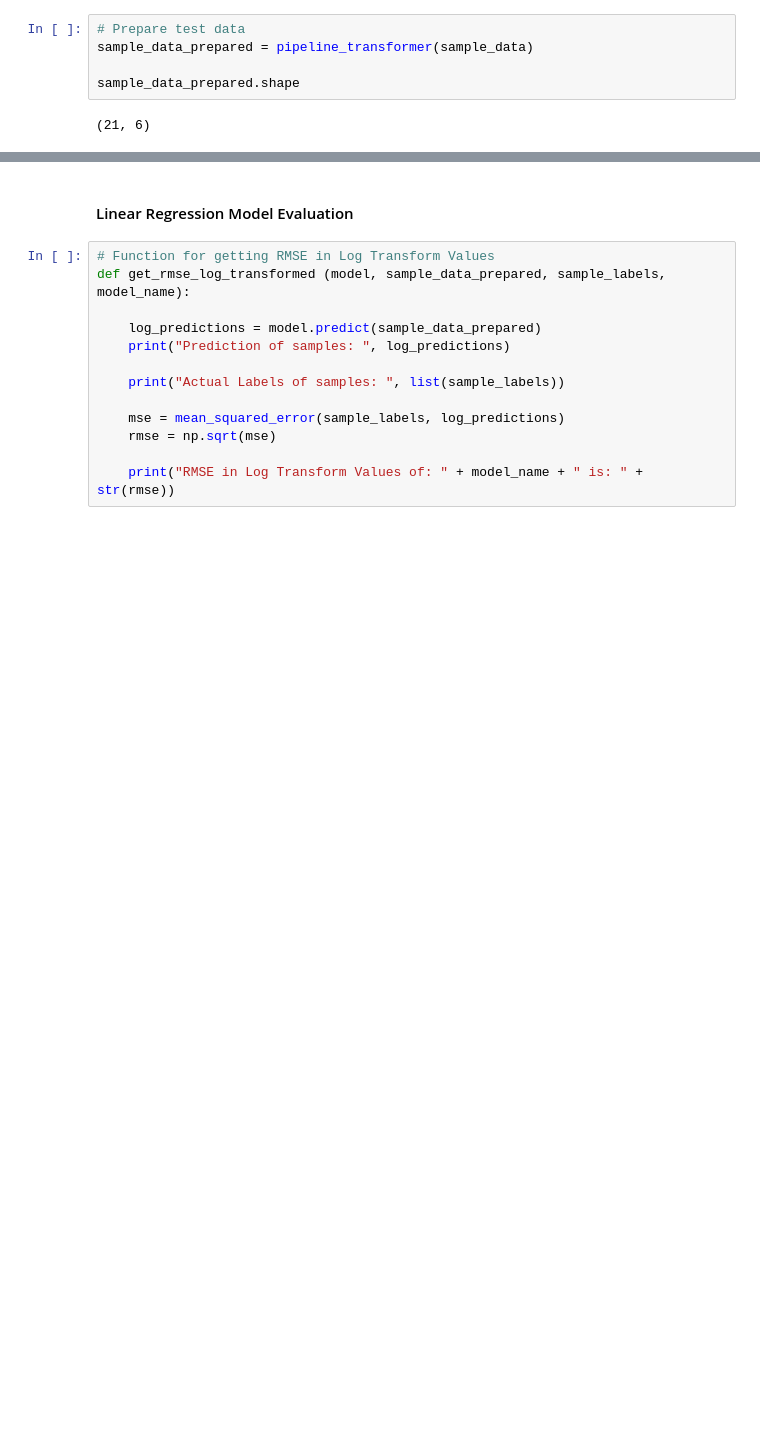
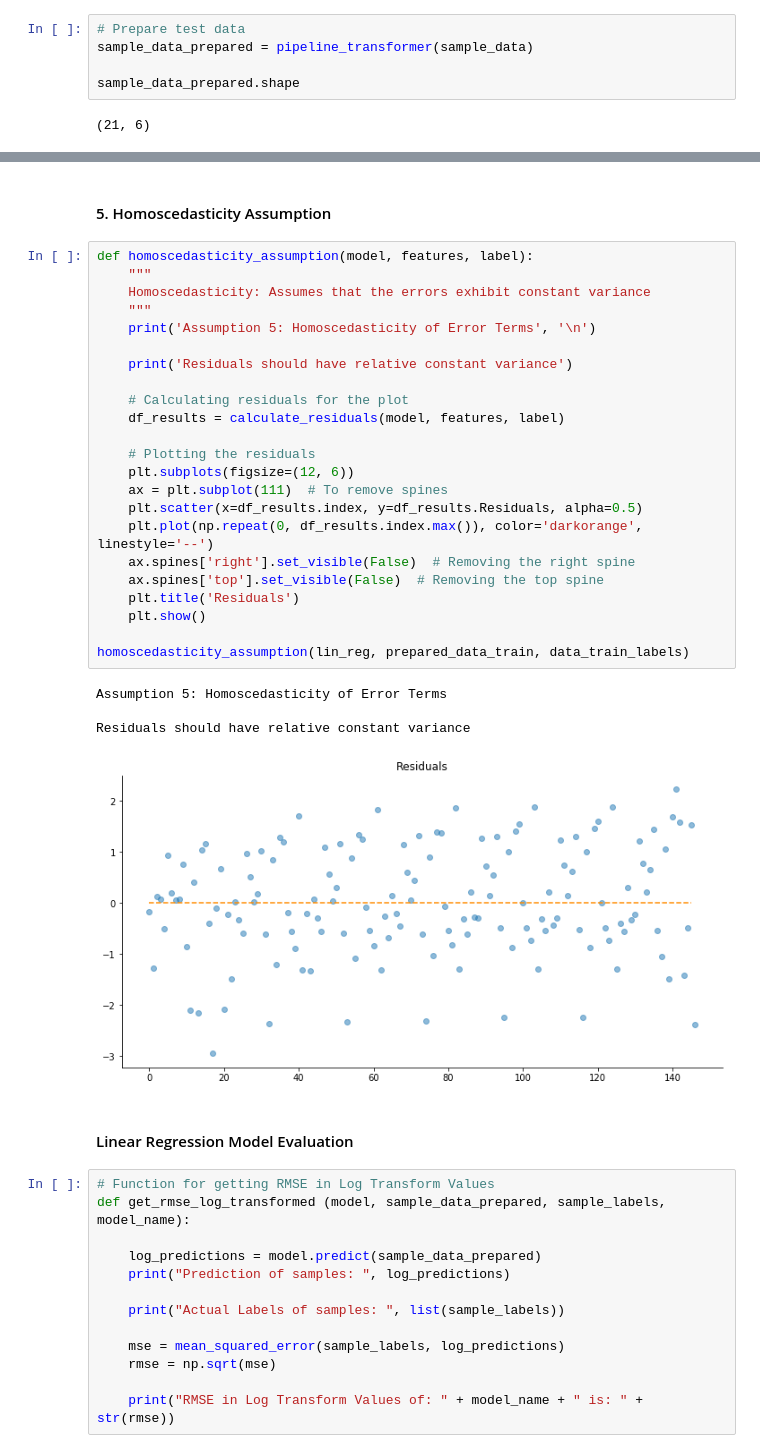
Before and after one commit to IsaacMwendwa/productive-employment-prediction, a Jupyter notebook: Model Building/Predictive Analysis Part 3 - Total Number in Wage Employment Model.ipynb, the cells around one changed output, grey strips where cells are left out. Saved outputs shown, nothing was run; the diff lists cells and outputs as text; blank space fills up the shorter version.

```diff
--- a/Model Building/Predictive Analysis Part 3 - Total Number in Wage Employment Model.ipynb
+++ b/Model Building/Predictive Analysis Part 3 - Total Number in Wage Employment Model.ipynb
@@ -924,3 +1151,33 @@ sample_data_prepared.shape
+# %% [markdown]
+#### 5. Homoscedasticity Assumption
+# %%
+def homoscedasticity_assumption(model, features, label):
+    """
+    Homoscedasticity: Assumes that the errors exhibit constant variance
+    """
+    print('Assumption 5: Homoscedasticity of Error Terms', '\n')
+
+    print('Residuals should have relative constant variance')
+
+    # Calculating residuals for the plot
+    df_results = calculate_residuals(model, features, label)
+
+    # Plotting the residuals
+    plt.subplots(figsize=(12, 6))
+    ax = plt.subplot(111)  # To remove spines
+    plt.scatter(x=df_results.index, y=df_results.Residuals, alpha=0.5)
+    plt.plot(np.repeat(0, df_results.index.max()), color='darkorange', linestyle='--')
+    ax.spines['right'].set_visible(False)  # Removing the right spine
+    ax.spines['top'].set_visible(False)  # Removing the top spine
+    plt.title('Residuals')
+    plt.show()
+
+homoscedasticity_assumption(lin_reg, prepared_data_train, data_train_labels)
+# %% [output]
+Assumption 5: Homoscedasticity of Error Terms
+
+Residuals should have relative constant variance
+[figure, added]
 # %% [markdown]
 #### Linear Regression Model Evaluation
 # %%
```
Also changed, not shown: parts of 19 cells of this notebook.
